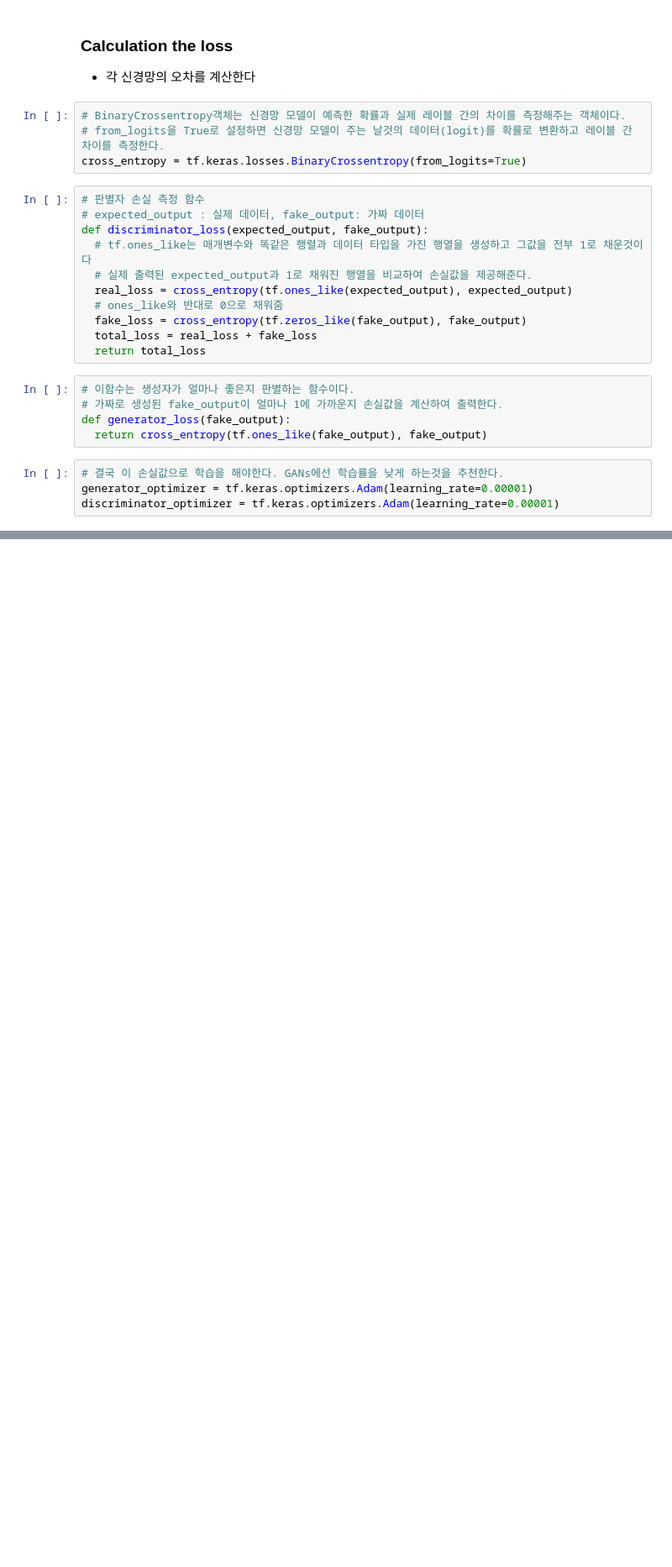
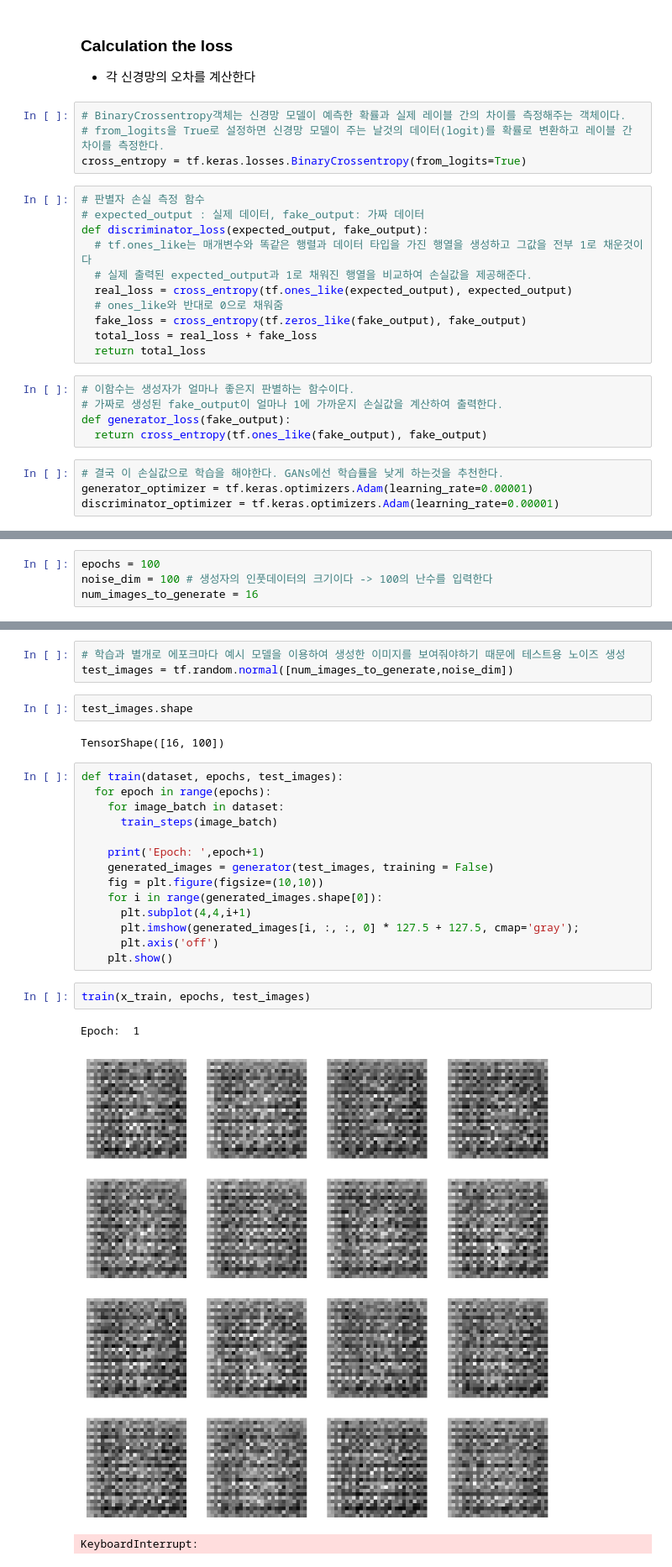
Before and after one commit to LJHgithub2/Computer-Vision, a Jupyter notebook: GANs/GANs.ipynb, the cells around one changed output, grey strips where cells are left out. Shown at 84% size. Saved outputs shown, nothing was run; the diff lists cells and outputs as text; blank space fills up the shorter version.

```diff
--- a/GANs/GANs.ipynb
+++ b/GANs/GANs.ipynb
@@ -283,0 +290,4 @@ discriminator_optimizer = tf.keras.optimizers.Adam(learning_rate=0.00001)
+# %%
+epochs = 100
+noise_dim = 100 # 생성자의 인풋데이터의 크기이다 -> 100의 난수를 입력한다
+num_images_to_generate = 16
@@ -283,0 +328,27 @@ discriminator_optimizer = tf.keras.optimizers.Adam(learning_rate=0.00001)
+# %%
+# 학습과 별개로 에포크마다 예시 모델을 이용하여 생성한 이미지를 보여줘야하기 때문에 테스트용 노이즈 생성
+test_images = tf.random.normal([num_images_to_generate,noise_dim])
+# %%
+test_images.shape
+# %% [output]
+TensorShape([16, 100])
+# %%
+def train(dataset, epochs, test_images):
+  for epoch in range(epochs):
+    for image_batch in dataset:
+      train_steps(image_batch)
+
+    print('Epoch: ',epoch+1)
+    generated_images = generator(test_images, training = False)
+    fig = plt.figure(figsize=(10,10))
+    for i in range(generated_images.shape[0]):
+      plt.subplot(4,4,i+1)
+      plt.imshow(generated_images[i, :, :, 0] * 127.5 + 127.5, cmap='gray');
+      plt.axis('off')
+    plt.show()
+# %%
+train(x_train, epochs, test_images)
+# %% [output]
+Epoch:  1
+[figure, added]
+KeyboardInterrupt:
```
Also changed, not shown: parts of 9 cells of this notebook.
